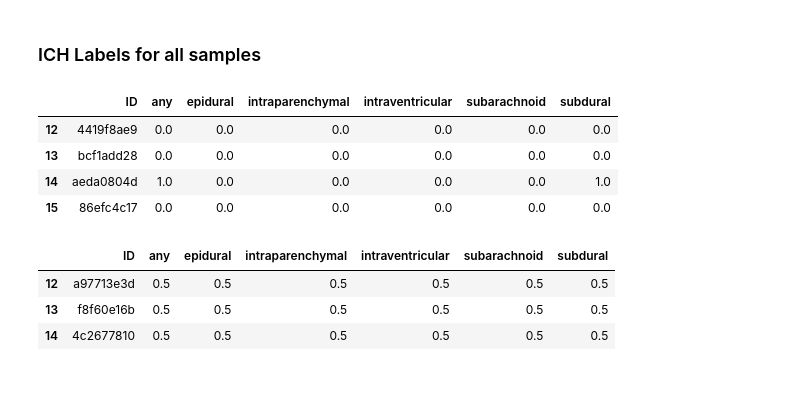
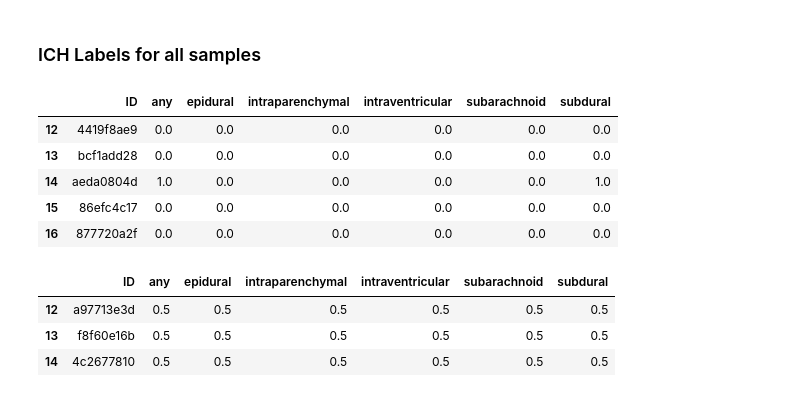
Before and after one commit to yzerlaut/hemorrhage_detection, a Jupyter notebook: notebook.ipynb, the cells around one changed output. Cells and saved outputs as stored; diff of their text form; code cells hidden in the pictures.

```diff
--- a/notebook.ipynb
+++ b/notebook.ipynb
@@ -56,12 +56,13 @@ def transform_csv_to_dataframe(filename):
             LIST_OF_DICT[-1][area_key] = np.float(label)
     return pd.DataFrame(LIST_OF_DICT)
 # %%
-DF_train = transform_csv_to_dataframe('data/stage_1_train.csv') # load training data
-DF_train[12:16] # showing 4 elements
+DF = transform_csv_to_dataframe('data/stage_1_train.csv') # load training data
+DF[12:17] # showing 5 elements
 # %% [output]
 |  | ID | any | epidural | intraparenchymal | intraventricular | subarachnoid | subdural |
 | 12 | 4419f8ae9 | 0.0 | 0.0 | 0.0 | 0.0 | 0.0 | 0.0 |
 | 13 | bcf1add28 | 0.0 | 0.0 | 0.0 | 0.0 | 0.0 | 0.0 |
 | 14 | aeda0804d | 1.0 | 0.0 | 0.0 | 0.0 | 0.0 | 1.0 |
 | 15 | 86efc4c17 | 0.0 | 0.0 | 0.0 | 0.0 | 0.0 | 0.0 |
+| 16 | 877720a2f | 0.0 | 0.0 | 0.0 | 0.0 | 0.0 | 0.0 |
 # %%
```
Also changed, not shown: parts of 16 cells of this notebook.
